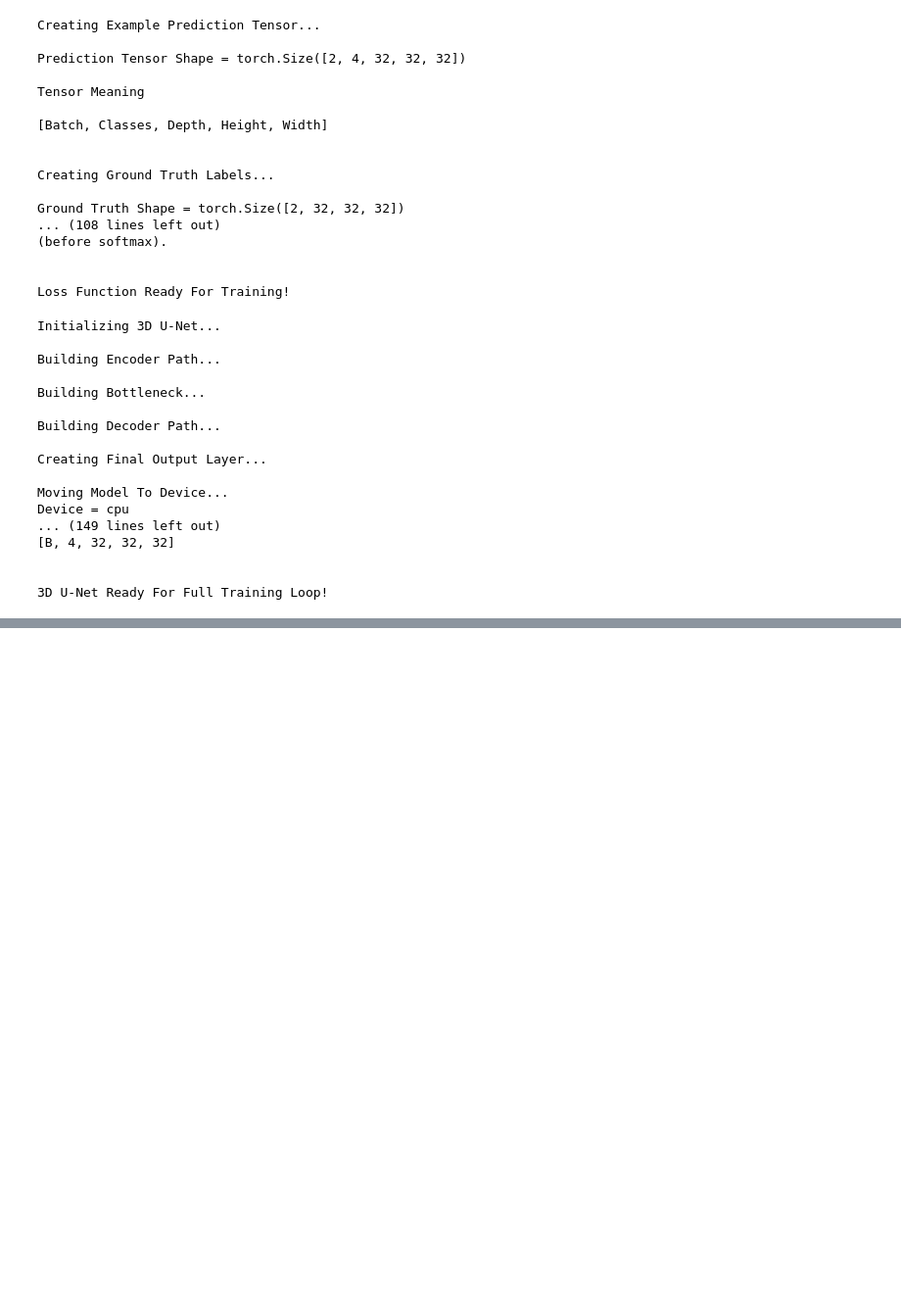
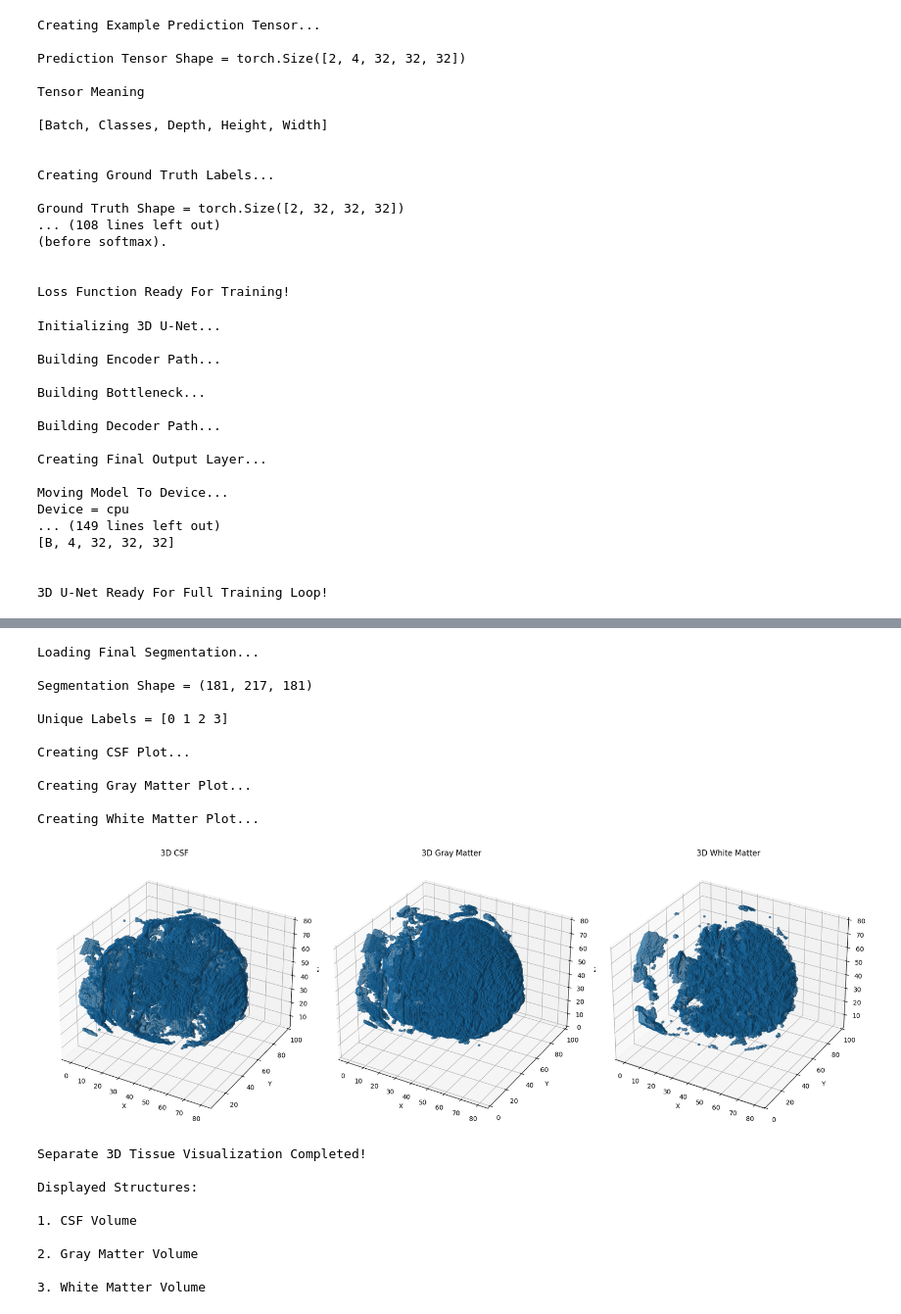
Before and after one commit to Abhishek2k1/UNET_BRAIN_SEGMENTATION, a Jupyter notebook: skullScraping.ipynb, the cells around one changed output, grey strips where cells are left out. Shown at 98% size. Saved outputs shown, nothing was run; the diff lists cells and outputs as text; code cells hidden in the pictures; blank space fills up the shorter version.

```diff
--- a/skullScraping.ipynb
+++ b/skullScraping.ipynb
@@ -4392,7 +4464,7 @@ print("\nLoading Final Segmentation...")
 # ============================================================
 
 seg = np.load(
-    "final_segmentation.npy"
+    "final_segmentation23may30epoch.npy"
 )
 
 print("\nSegmentation Shape =",
@@ -4491,30 +4563,52 @@ ax3.set_title("3D White Matter")
 
 ax3.set_xlabel("X")
 
 ax3.set_ylabel("Y")
 
 ax3.set_zlabel("Z")
 
 # ============================================================
 # SHOW
 # ============================================================
 
 plt.tight_layout()
 
 plt.show()
 
 # ============================================================
 # FINAL OUTPUT
 # ============================================================
 
 print("\nSeparate 3D Tissue Visualization Completed!")
 
 print("\nDisplayed Structures:")
 
 print("""
 1. CSF Volume
 
 2. Gray Matter Volume
 
 3. White Matter Volume
 """)
+# %% [output]
+Loading Final Segmentation...
+
+Segmentation Shape = (181, 217, 181)
+
+Unique Labels = [0 1 2 3]
+
+Creating CSF Plot...
+
+Creating Gray Matter Plot...
+
+Creating White Matter Plot...
+[figure, added]
+Separate 3D Tissue Visualization Completed!
+
+Displayed Structures:
+
+1. CSF Volume
+
+2. Gray Matter Volume
+
+3. White Matter Volume
```
Also changed, not shown: parts of 5 cells of this notebook, 7 other files.
